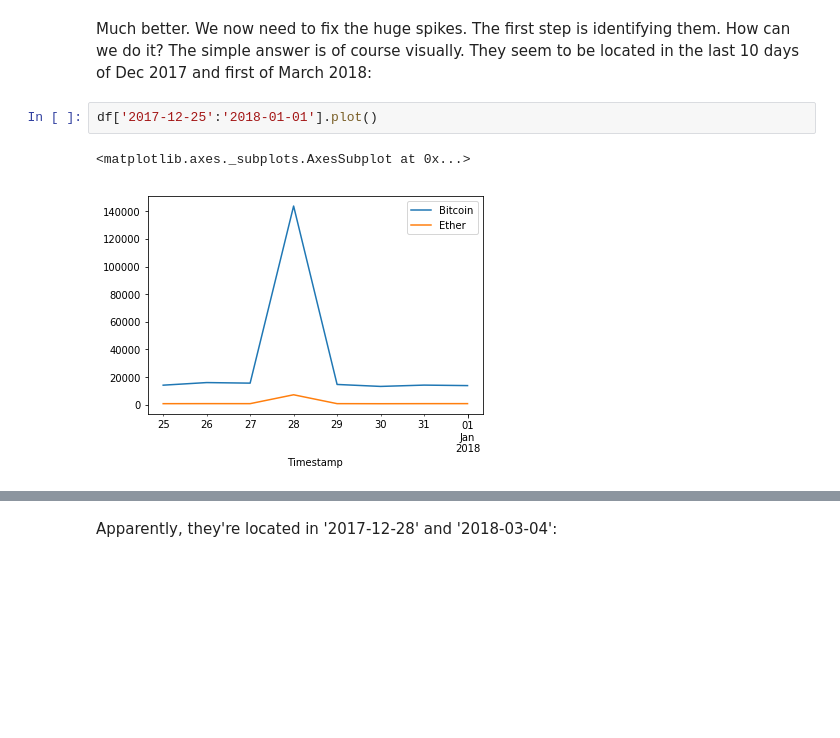
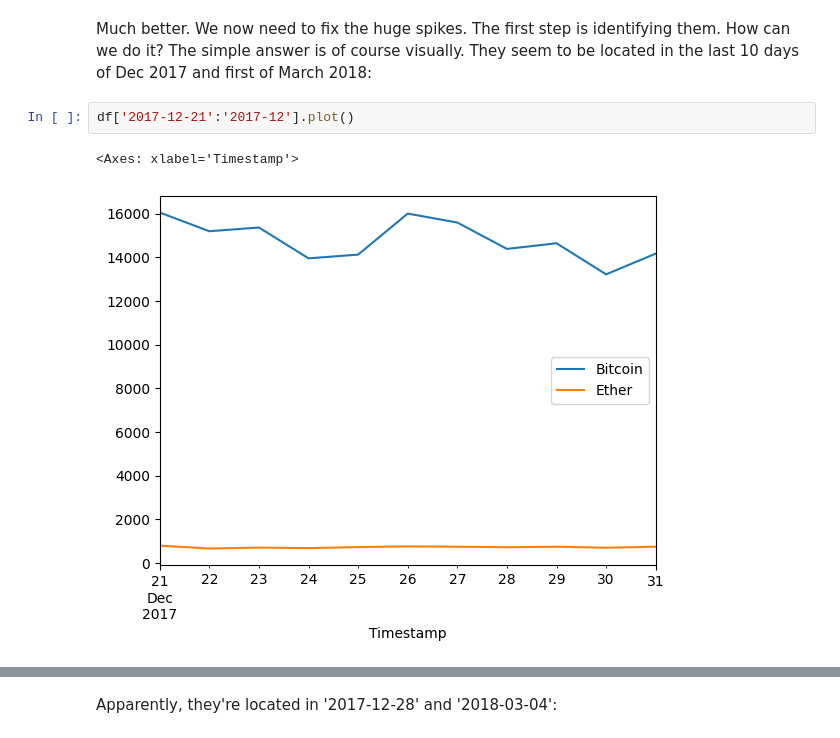
Before and after one commit to zhuowang0607/data-cleaning-rmotr-freecodecamp, a Jupyter notebook: 5 - Real Example.ipynb, the cells around one changed output, grey strips where cells are left out. Drawn from its saved outputs; the diff is of its cells as text; blank space fills up the shorter version.

```diff
--- a/5 - Real Example.ipynb
+++ b/5 - Real Example.ipynb
@@ -105,10 +99,10 @@ df.plot(figsize=(16, 9))
 # %% [markdown]
 Much better. We now need to fix the huge spikes. The first step is identifying them. How can we do it? The simple answer is of course visually. They seem to be located in the last 10 days of Dec 2017 and first of March 2018:
 # %%
-df['2017-12-25':'2018-01-01'].plot()
+df['2017-12-21':'2017-12'].plot()
 # %% [output]
-<matplotlib.axes._subplots.AxesSubplot at 0x...>
+<Axes: xlabel='Timestamp'>
-[figure, old version]
+[figure, new version]
 # %%
 df['2018-03-01': '2018-03-09'].plot()
 # %% [output]
```
Also changed, not shown: parts of 36 cells of this notebook.
